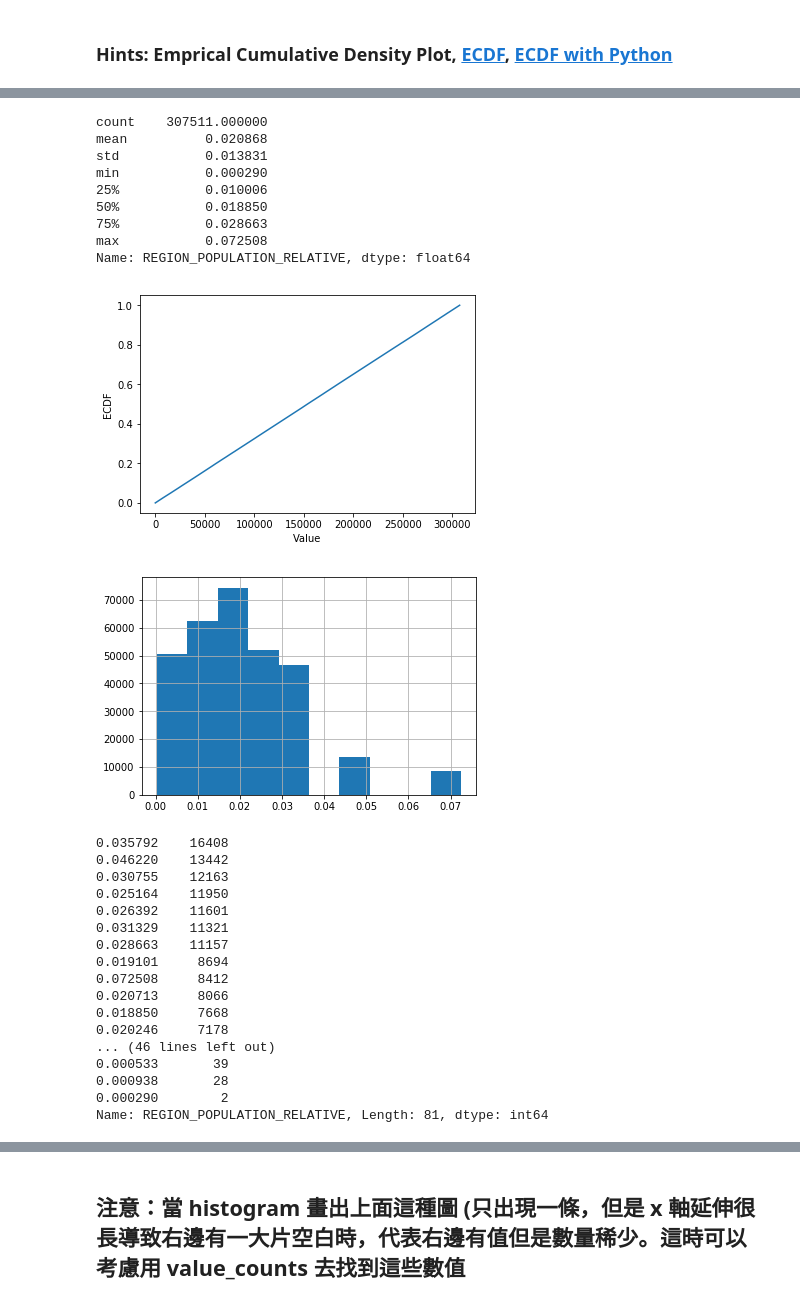
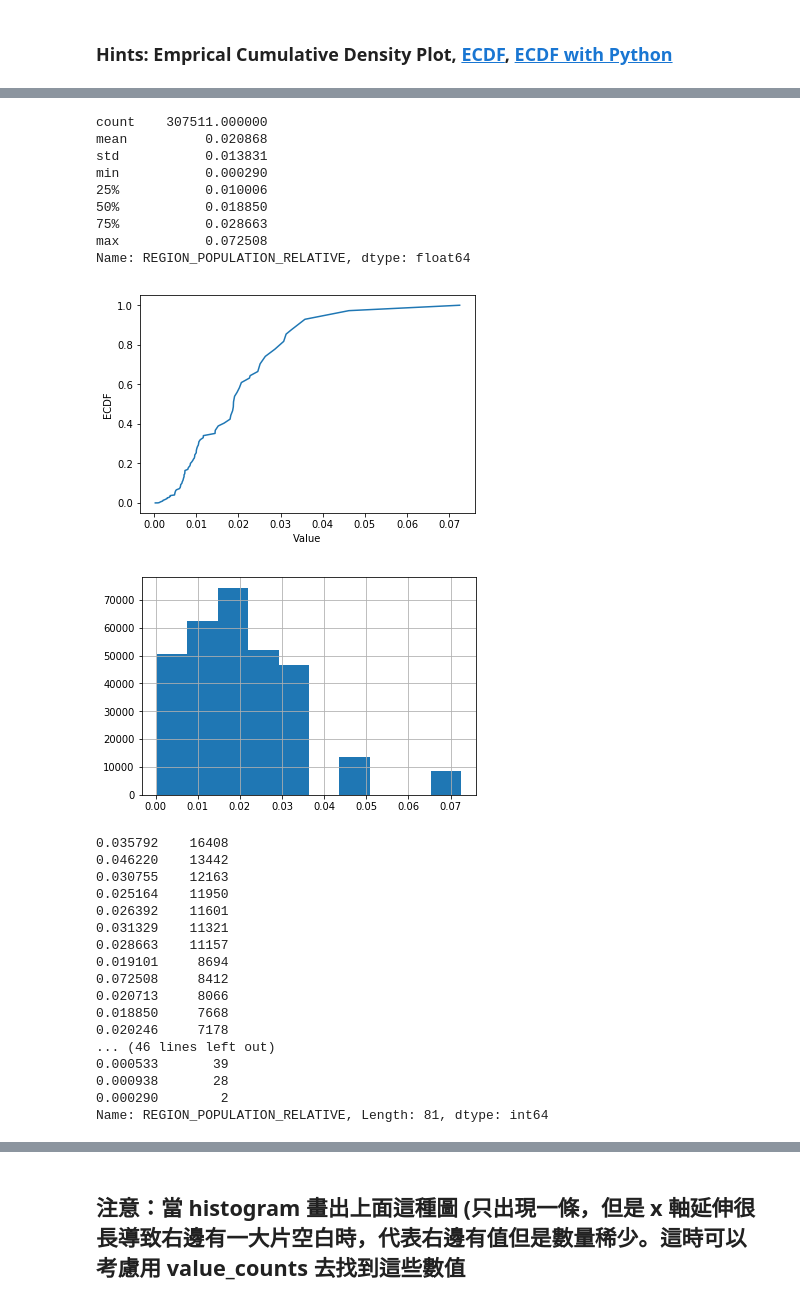
Before and after one commit to MeowDada/2nd-ML100Days, a Jupyter notebook: homework/Day_006_HW.ipynb, the cells around one changed output, grey strips where cells are left out. Drawn from its saved outputs; the diff is of its cells as text; code cells hidden in the pictures.

```diff
--- a/homework/Day_006_HW.ipynb
+++ b/homework/Day_006_HW.ipynb
@@ -120,35 +116,35 @@ print(app_train['REGION_POPULATION_RELATIVE'].describe())
 
 # 繪製 Empirical Cumulative Density Plot (ECDF)
 """
 Your Code Here
 """
-cdf = np.cumsum(app_train['REGION_POPULATION_RELATIVE'])
+cdf = app_train['REGION_POPULATION_RELATIVE'].value_counts().sort_index().cumsum()
 
 
 plt.plot(list(cdf.index), cdf/cdf.max())
 plt.xlabel('Value')
 plt.ylabel('ECDF')
 plt.ylim([-0.05,1.05]) # 限制顯示圖片的範圍
 plt.show()
 
 app_train['REGION_POPULATION_RELATIVE'].hist()
 plt.show()
 
 app_train['REGION_POPULATION_RELATIVE'].value_counts()
 
 # 就以這個欄位來說，雖然有資料掉在分布以外，也不算異常，僅代表這間公司在稍微熱鬧的地區有的據點較少，
 # 導致 region population relative 在少的部分較為密集，但在大的部分較為疏漏
 # %% [output]
 count    307511.000000
 mean          0.020868
 std           0.013831
 min           0.000290
 25%           0.010006
 50%           0.018850
 75%           0.028663
 max           0.072508
 Name: REGION_POPULATION_RELATIVE, dtype: float64
-[figure, old version]
+[figure, new version]
 [figure]
 0.035792    16408
 0.046220    13442
```
Also changed, not shown: parts of 3 cells of this notebook.
